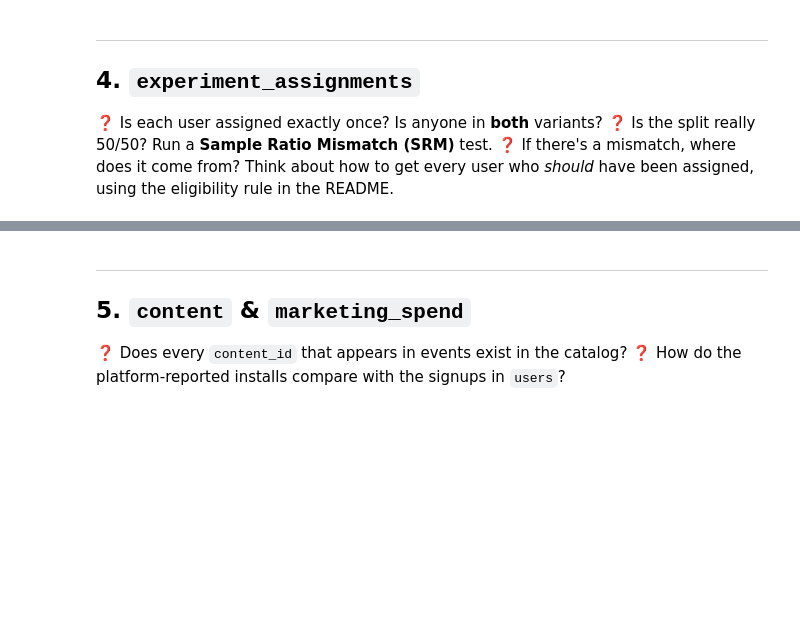
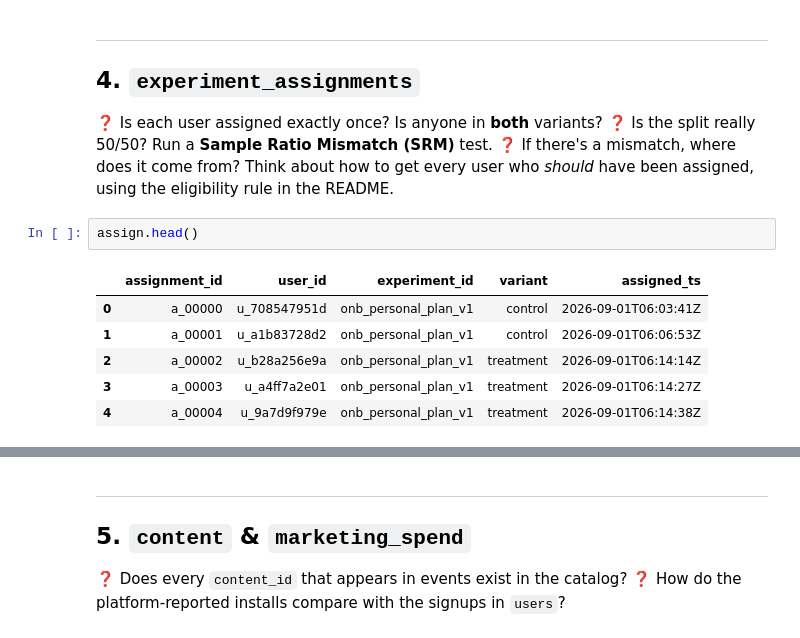
Before and after one commit to Rambagaria/Wellbeing_Data, a Jupyter notebook: 01_data_profiling.ipynb, the cells around one changed output, grey strips where cells are left out. Saved outputs shown, nothing was run; the diff lists cells and outputs as text; blank space fills up the shorter version.

```diff
--- a/01_data_profiling.ipynb
+++ b/01_data_profiling.ipynb
@@ -557,6 +825,15 @@ item_rest(A).to_frame("all_rows")
 ❓ Is each user assigned exactly once? Is anyone in **both** variants?
 ❓ Is the split really 50/50? Run a **Sample Ratio Mismatch (SRM)** test.
 ❓ If there's a mismatch, where does it come from? Think about how to get every user who *should* have been assigned, using the eligibility rule in the README.
+# %%
+assign.head()
+# %% [output]
+|  | assignment_id | user_id | experiment_id | variant | assigned_ts |
+| 0 | a_00000 | u_708547951d | onb_personal_plan_v1 | control | 2026-09-01T06:03:41Z |
+| 1 | a_00001 | u_a1b83728d2 | onb_personal_plan_v1 | control | 2026-09-01T06:06:53Z |
+| 2 | a_00002 | u_b28a256e9a | onb_personal_plan_v1 | treatment | 2026-09-01T06:14:14Z |
+| 3 | a_00003 | u_a4ff7a2e01 | onb_personal_plan_v1 | treatment | 2026-09-01T06:14:27Z |
+| 4 | a_00004 | u_9a7d9f979e | onb_personal_plan_v1 | treatment | 2026-09-01T06:14:38Z |
 # %%
 print("rows:", len(assign), "| unique users:", assign.user_id.nunique())
 print("exact duplicate rows:", assign.duplicated(subset=["user_id", "variant", "assigned_ts"]).sum())
```
Also changed, not shown: parts of 33 cells of this notebook, 2 other files.
